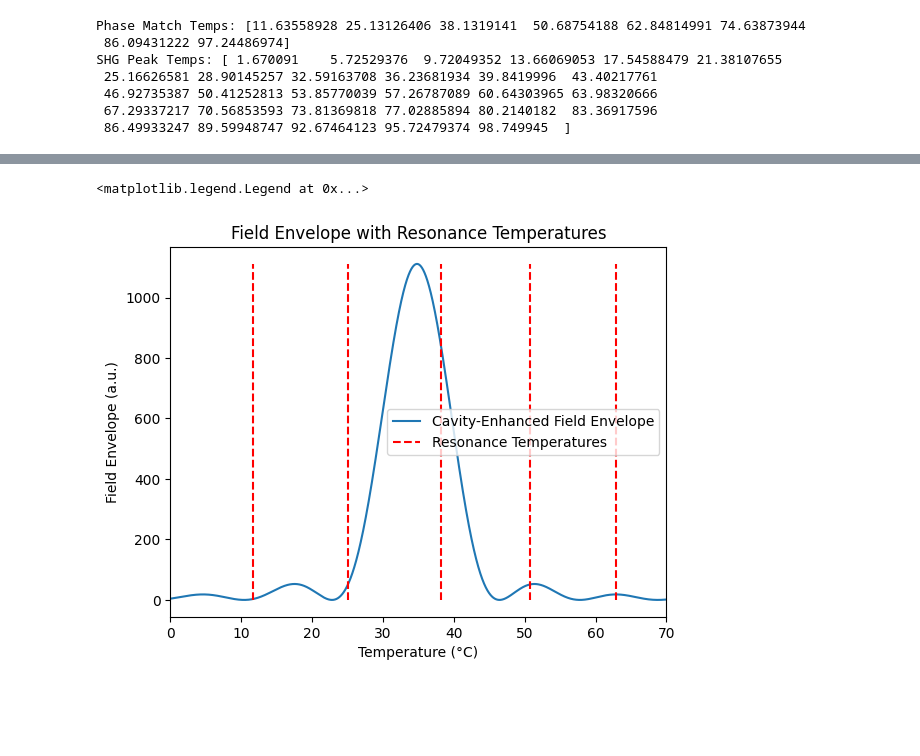
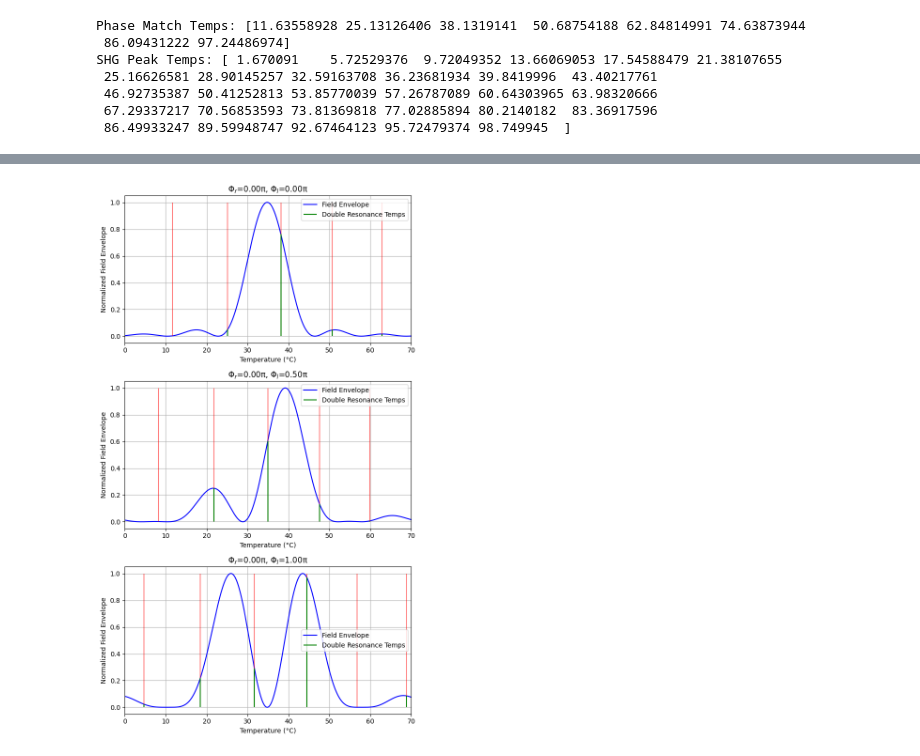
Before and after one commit to qpit/Eskild-Project-2026, a Jupyter notebook: main_document.ipynb, the cells around one changed output, grey strips where cells are left out. Cells and saved outputs as stored; diff of their text form; code cells hidden in the pictures; blank space fills up the shorter version.

Commit message:
Sucessfully added proper plotting of the envelope with the double resonant temperature. Envelope is correct, double resonant temperatures seem a bit off compared to Donghwa's results.

```diff
--- a/main_document.ipynb
+++ b/main_document.ipynb
@@ -265,14 +265,43 @@ ax.set_xlim(0,70)
 # %%
-envelope, T_indices = envelope_and_T(tau, rho, QPM, L, Delta_r, Delta_l, n_value_array[1,:], omegas[1], n_value_array[0,:], omegas[0], D, temperature, phi_l=0, phi_r=0)
+phi_l = np.array([0, np.pi/2, np.pi])
+phi_r = np.array([0])
+envelope_list = []
+T_indices_list = []
+for i in phi_r:
+    for j in phi_l:
+        envelope, T_indices = envelope_and_T(tau, rho, QPM, L, Delta_r, Delta_l, n_value_array[1,:], omegas[1], n_value_array[0,:], omegas[0], D, temperature, phi_l=j, phi_r=i)
+        envelope_list.append(envelope)
+        T_indices_list.append(T_indices)
 # %%
-fig, ax = plt.subplots()
-ax.set_xlabel("Temperature (°C)")
-ax.set_ylabel("Field Envelope (a.u.)")
-ax.plot(temperature - 273.15, np.abs(envelope/L)**2, label='Cavity-Enhanced Field Envelope')
-ax.vlines(temperature[T_indices] - 273.15, ymin=0, ymax=np.max(np.abs(envelope/L)**2), colors='r', linestyles='--', label='Resonance Temperatures')
-ax.set_title("Field Envelope with Resonance Temperatures")
-ax.set_xlim(0,70)
-ax.legend()
+rows = len(phi_l)
+cols = len(phi_r)
+fig, ax = plt.subplots(rows, cols, figsize=(7*cols, 4*rows), squeeze=False)
+
+for i in tq.tqdm(range(rows)):
+    for j in range(cols):
+        index = j * rows + i
+        res_indices = T_indices_list[index]
+
+        # Calculate normalized envelope values
+        y_vals = np.abs(envelope_list[index]/L)**2
+        max_val = np.max(y_vals) if np.max(y_vals) != 0 else 1.0
+        y_norm = y_vals / max_val
+
+        # Calculate envelope values only at the resonant temperatures (normalized)
+        res_envelope_vals = y_norm[res_indices]
+
+        ax[i,j].plot(temperature - 273.15, y_norm, label='Field Envelope', color='blue')
+        # Gray line to max height (now 1.0)
+        ax[i,j].vlines(temperature[res_indices] - 273.15, ymin=0, ymax=1.0, colors='red', linestyles='-', alpha=0.5)
+        # Red line to envelope value
+        ax[i,j].vlines(temperature[res_indices] - 273.15, ymin=0, ymax=res_envelope_vals, colors='green', linestyles='-', label='Double Resonance Temps')
+
+        ax[i,j].set_title(f'$\\Phi_r$={phi_r[j]/np.pi:.2f}π, $\\Phi_l$={phi_l[i]/np.pi:.2f}π')
+        ax[i,j].set_xlabel("Temperature (°C)")
+        ax[i,j].set_ylabel("Normalized Field Envelope")
+        ax[i,j].set_xlim(0,70)
+        ax[i,j].grid()
+        ax[i,j].legend()
+plt.tight_layout()
 # %% [output]
-<matplotlib.legend.Legend at 0x...>
-[figure, old version]
+[figure, new version]
```
Also changed, not shown: parts of 6 cells of this notebook.
